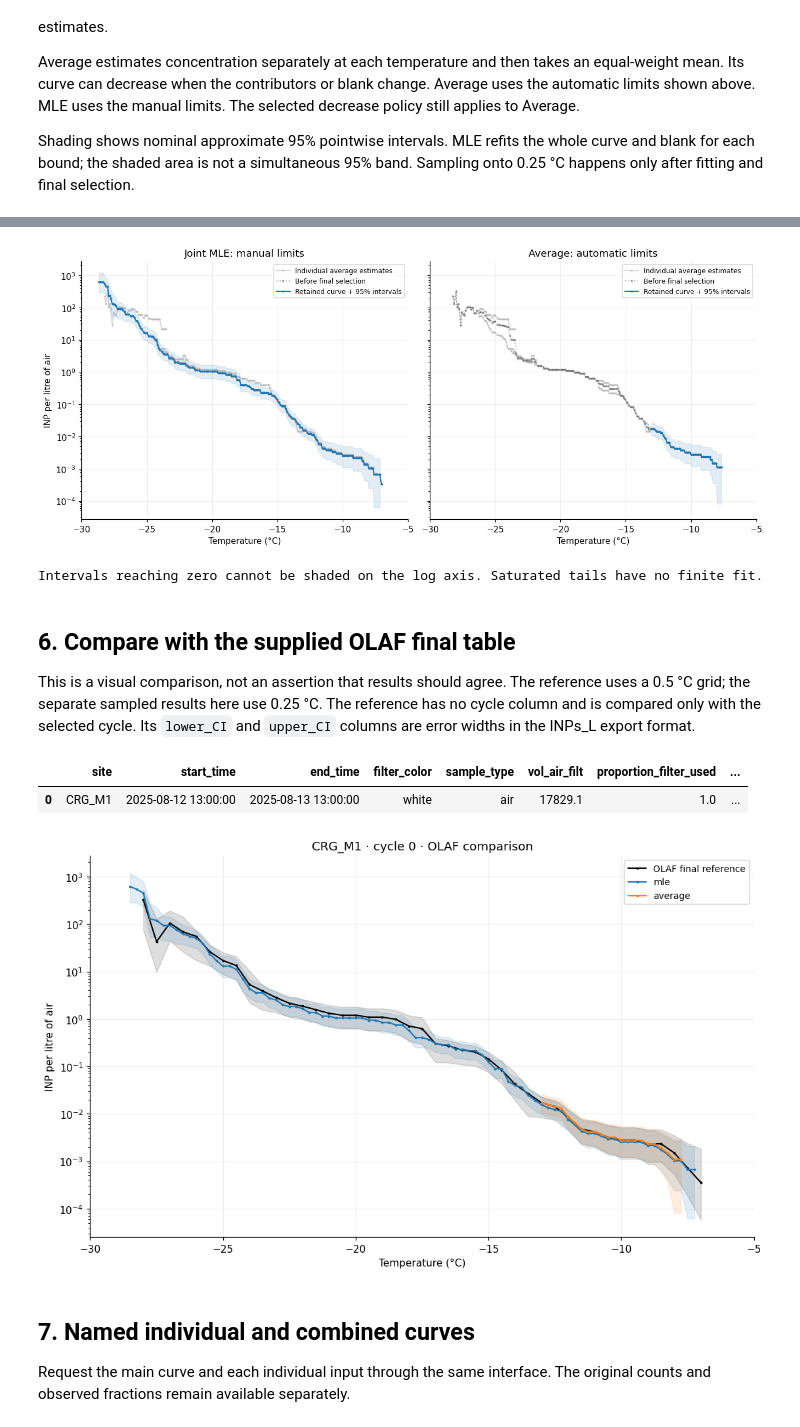
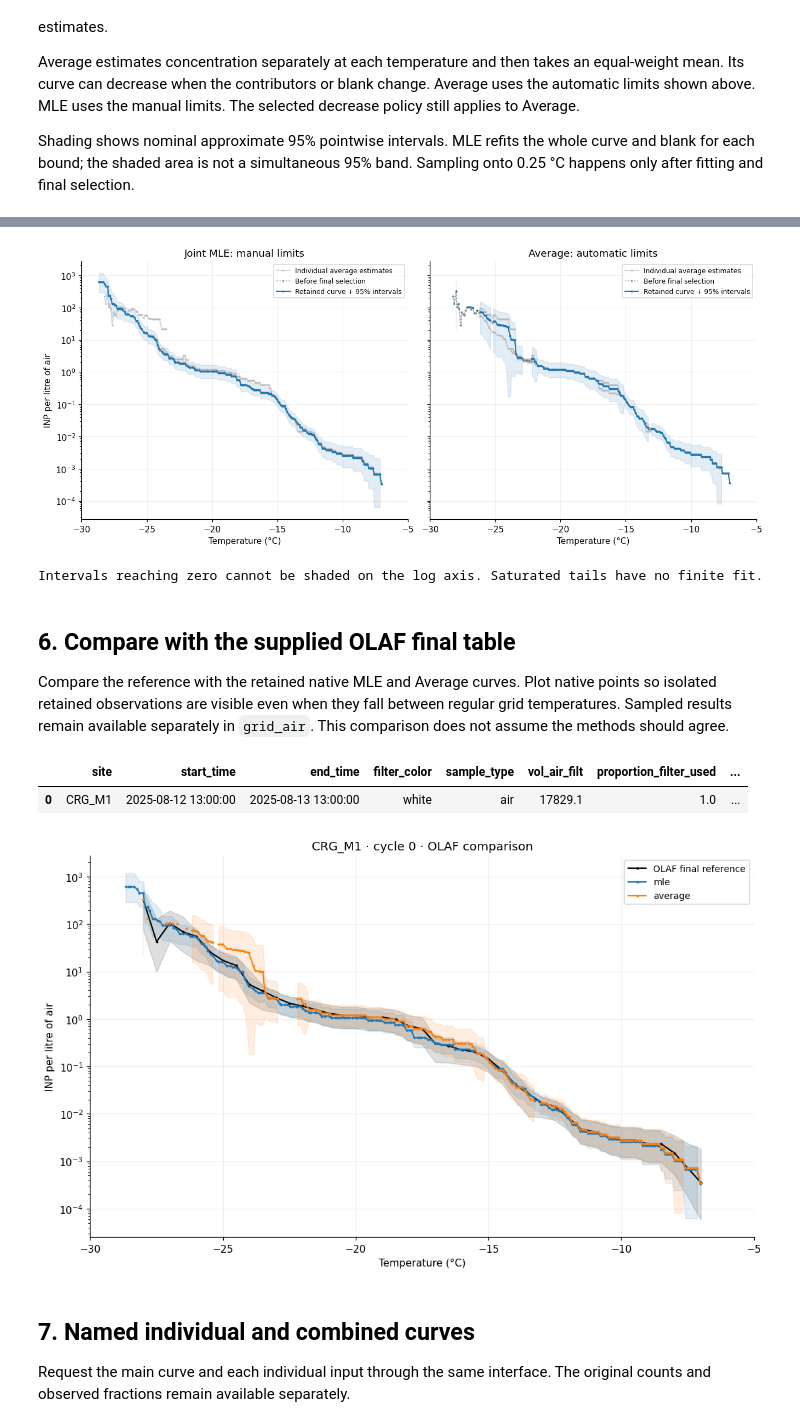
Before and after one commit to bochens/inptk, a Jupyter notebook: notebook/icescopy_freeze_count_to_air_inp_demo.ipynb, the cells around one changed output, grey strips where cells are left out. Saved outputs shown, nothing was run; the diff lists cells and outputs as text; code cells hidden in the pictures.

Commit message:
Keep initial observations and recovered Average points in notebook

```diff
--- a/notebook/icescopy_freeze_count_to_air_inp_demo.ipynb
+++ b/notebook/icescopy_freeze_count_to_air_inp_demo.ipynb
@@ -70,7 +72,7 @@ MLE_TEMPERATURE_RANGES_C = {
 AVERAGE_MIN_FROZEN = 3
 AVERAGE_MIN_UNFROZEN = 3
 METHOD = "average"  # Or "mle"; each method uses its own limits.
-DECREASE_POLICY = "stop_at_decrease"  # Or "skip_decreases" to allow recovery.
+DECREASE_POLICY = "skip_decreases"  # Skip dips and resume when concentration recovers.
 TEMPERATURE_XLIM = (-30, -5)  # Temperature increases from left to right.
 
 if not DATA_PATH.is_file():
@@ -252,6 +256,8 @@ RANGES_BY_METHOD = {
     "mle": MLE_TEMPERATURE_RANGES_C,
     "average": auto_suggestions.temperature_ranges_C,
 }
+# Preserve the initial observations of the least-diluted input.
+RANGES_BY_METHOD["average"]["Sample_0"]["max_C"] = None
 display(pd.DataFrame.from_dict(auto_suggestions.inputs, orient="index"))
 auto_report = auto_suggestions.observations.to_dataframe()
 display(auto_report.groupby(["measurement_id", "blank_status"]).size().rename("observations"))
@@ -459,50 +475,50 @@ axes[0].set_ylabel("INP per litre of air")
 plt.show()
 print("Intervals reaching zero cannot be shaded on the log axis. Saturated tails have no finite fit.")
 # %% [output]
-[figure, old version]
+[figure, new version]
 Intervals reaching zero cannot be shaded on the log axis. Saturated tails have no finite fit.
 # %% [markdown]
 ## 6. Compare with the supplied OLAF final table
 
-This is a visual comparison, not an assertion that results should agree. The
-reference uses a 0.5 °C grid; the separate sampled results here use 0.25 °C.
-The reference has no cycle column and is compared only with the selected cycle.
-Its `lower_CI` and `upper_CI` columns are error widths in the INPs_L export format.
+Compare the reference with the retained native MLE and Average curves. Plot native
+points so isolated retained observations are visible even when they fall between
+regular grid temperatures. Sampled results remain available separately in `grid_air`.
+This comparison does not assume the methods should agree.
 # %%
 if OLAF_REFERENCE_PATH.is_file():
     reference_metadata = {}
     with OLAF_REFERENCE_PATH.open(encoding="utf-8") as stream:
         for header_index, line in enumerate(stream):
             if line.strip().startswith("degC,"):
                 break
             if "=" in line:
                 key, value = line.split("=", 1)
                 reference_metadata[key.strip()] = value.strip()
         else:
             raise ValueError("OLAF reference is missing its degC header")
     reference = pd.read_csv(OLAF_REFERENCE_PATH, skiprows=header_index).rename(columns={
         "degC": "temperature_C", "INPS_L": "concentration",
         "lower_CI": "lower_error", "upper_CI": "upper_error",
     })
     for column in ("temperature_C", "concentration", "lower_error", "upper_error"):
         reference[column] = pd.to_numeric(reference[column], errors="raise")
     display(pd.DataFrame([reference_metadata]))
     fig, ax = plt.subplots(figsize=(10, 6), layout="constrained")
     draw_spectrum(ax, reference, label="OLAF final reference", color="black", show_errors=True)
-    for index, (label, table) in enumerate(grid_air.items()):
+    for index, (label, table) in enumerate(combined_air.items()):
         draw_spectrum(ax, table.select(**combined_selection).to_dataframe(),
                       label=label, color=f"C{index}", show_errors=True)
     ax.set(yscale="log", title=f"{PLOT_SAMPLE_ID} · cycle {PLOT_CYCLE_ID} · OLAF comparison",
            xlabel="Temperature (°C)", ylabel="INP per litre of air", xlim=TEMPERATURE_XLIM)
     ax.legend(fontsize=9)
     ax.grid(alpha=0.2)
     plt.show()
 else:
     print(f"Optional reference is unavailable: {OLAF_REFERENCE_PATH}")
 # %% [output]
 |  | site | start_time | end_time | filter_color | sample_type | vol_air_filt | proportion_filter_used | ... |
 | 0 | CRG_M1 | 2025-08-12 13:00:00 | 2025-08-13 13:00:00 | white | air | 17829.1 | 1.0 | ... |
-[figure, old version]
+[figure, new version]
 # %% [markdown]
 ## 7. Named individual and combined curves
 
```
Also changed, not shown: parts of 7 cells of this notebook.
